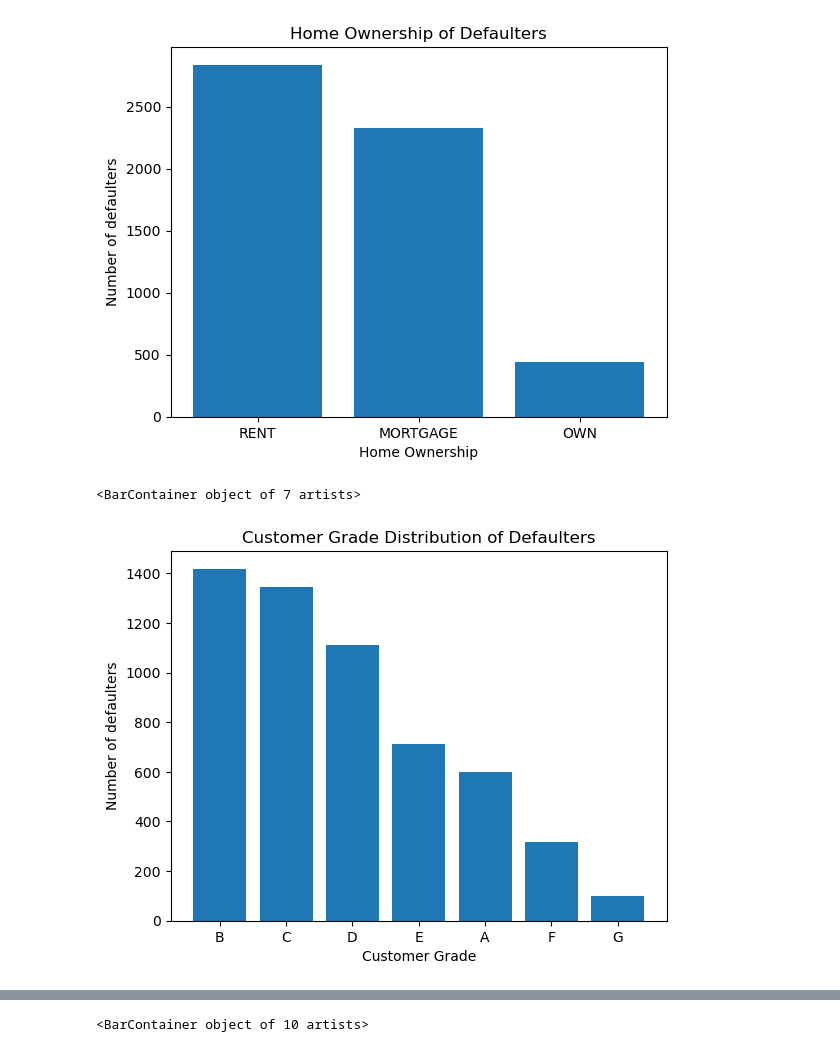
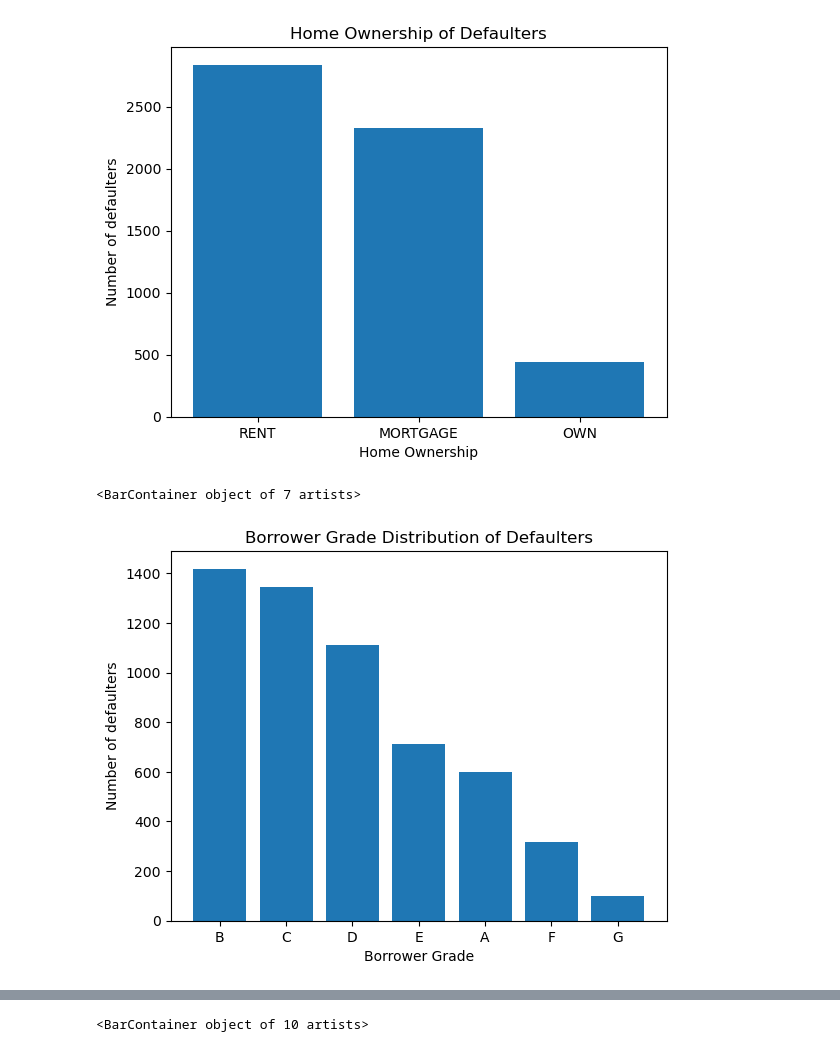
Before and after one commit to kiranp37/LendingClubCaseStudy, a Jupyter notebook: LendingClubCaseStudy.ipynb, the cells around one changed output, grey strips where cells are left out. Cells and saved outputs as stored; diff of their text form; code cells hidden in the pictures.

```diff
--- a/LendingClubCaseStudy.ipynb
+++ b/LendingClubCaseStudy.ipynb
@@ -621,21 +613,21 @@ plt.bar(x,y)
 <BarContainer object of 3 artists>
 [figure]
 # %%
-#Grade distribution of defaulters
+#Borrower grade Vs defaulters
 
 cust_grade = data1[data1.loan_status == 'Charged Off'].grade
 cust_grade_dist = cust_grade.value_counts()
 
-plt.title('Customer Grade Distribution of Defaulters')
+plt.title('Borrower Grade Distribution of Defaulters')
 
 x = cust_grade_dist.index.tolist()
 y = cust_grade_dist.values.tolist()
 
-plt.xlabel('Customer Grade')
+plt.xlabel('Borrower Grade')
 plt.ylabel('Number of defaulters')
 #plt.xticks(rotation=90)
 plt.bar(x,y)
 # %% [output]
 <BarContainer object of 7 artists>
-[figure, old version]
+[figure, new version]
 # %%
```
Also changed, not shown: parts of 46 cells of this notebook.
